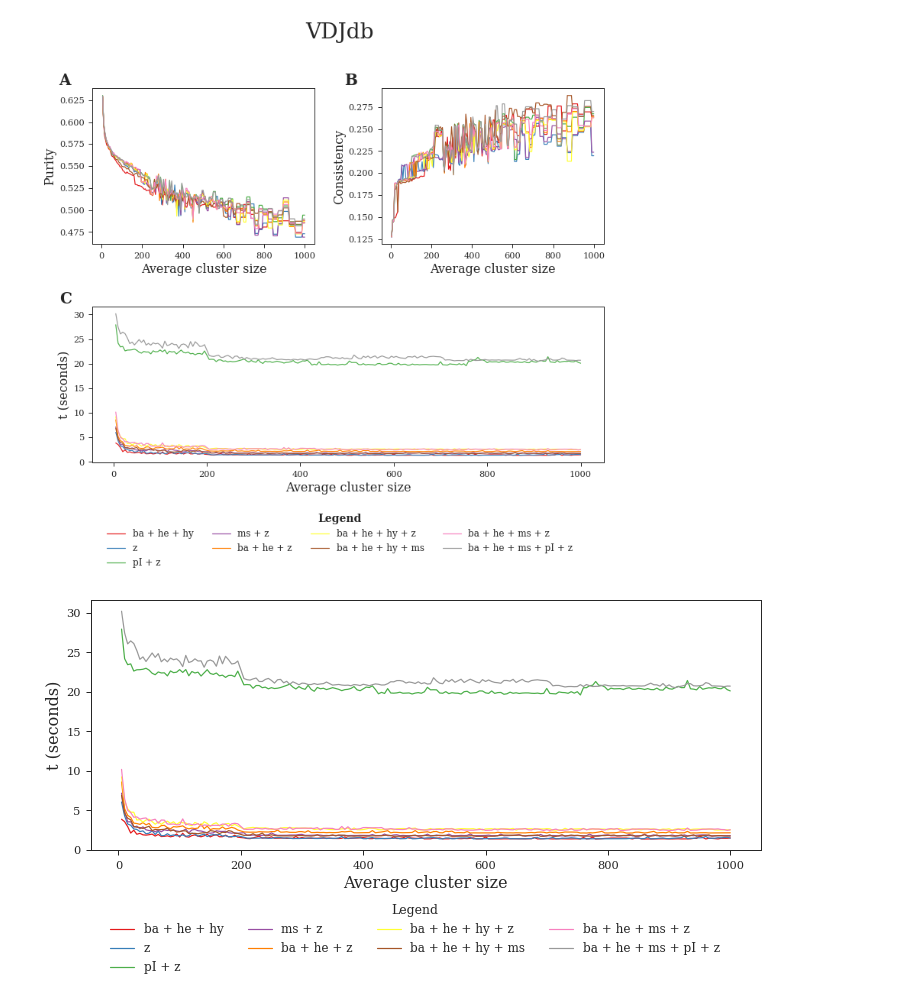
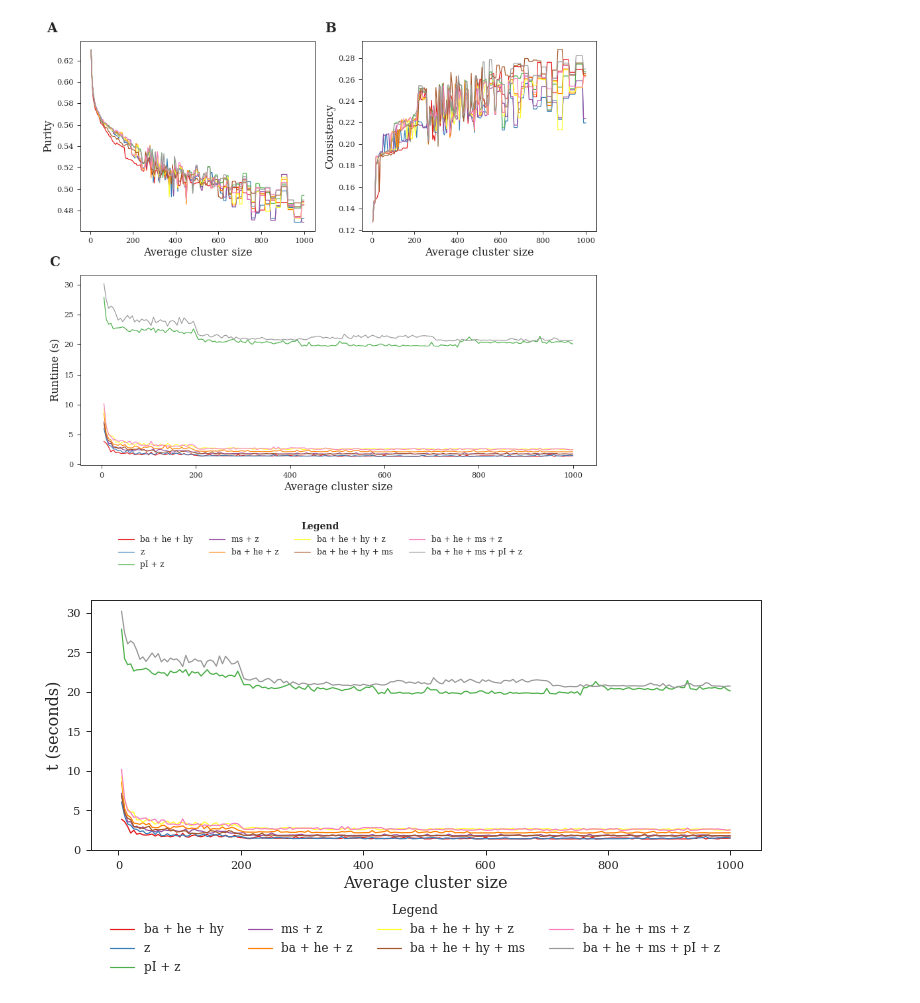
Before and after one commit to svalkiers/clusTCR, a Jupyter notebook: analysis/sequence_vectorization.ipynb, the cells around one changed output. Drawn from its saved outputs; the diff is of its cells as text; code cells hidden in the pictures.

```diff
--- a/analysis/sequence_vectorization.ipynb
+++ b/analysis/sequence_vectorization.ipynb
@@ -2,6 +2,11 @@
 import pandas as pd
 import seaborn as sns
 import matplotlib.pyplot as plt
+# %%
+plt.style.use(['seaborn-white', 'seaborn-paper'])
+plt.rc('font', family='serif')
+sns.set_palette('Set1')
+sns.set_context('paper', font_scale=1.3)
 # %%
 purity = pd.read_csv('../results/faiss_vectorization_purity.tsv', sep='\t').rename(columns={'purity':'evaluation'})
 consistency = pd.read_csv('../results/faiss_vectorization_consistency.tsv', sep='\t').rename(columns={'consistency':'evaluation'})
@@ -14,7 +19,7 @@ ax2 = fig.add_subplot(gs[0, 1])
 ax3 = fig.add_subplot(gs[1, :])
 
 
-fig.suptitle("VDJdb", fontsize=28, y=1.0)
+# fig.suptitle("VDJdb", fontsize=28, y=1.0)
 xdata = lambda x: x.avg_cluster_size
 ydata = lambda x: x.evaluation
 
@@ -35,37 +40,41 @@ for combo in consistency.combo.unique():
 
 ax2.set_xlabel("Average cluster size", fontsize=16)
 ax2.set_ylabel("Consistency", fontsize=16)
 
 ydata = lambda x: x.t
 
 for combo in purity.combo.unique():
     features = purity[purity.combo==combo]
     x = xdata(features)
     y = ydata(features)
     ax3.plot(x, y, label=combo)
 
 ax3.set_xlabel("Average cluster size", fontsize=16)
-ax3.set_ylabel("t (seconds)", fontsize=16)
+ax3.set_ylabel("Runtime (s)", fontsize=16)
 
-fig.subplots_adjust(bottom=0.20, wspace=.3, hspace=.4)
+fig.subplots_adjust(bottom=0.50, wspace=.3, hspace=.4)
 legend_labels = consistency.combo.unique()
 legend = fig.legend([ax1, ax2],
                     labels=legend_labels,
                     loc="lower center",
                     borderaxespad=.1,
                     title="Legend",
                     fontsize="12",
                     ncol=4,
-                    bbox_to_anchor=(.5, 0)
+                    bbox_to_anchor=(.5, -0.15)
                    )
 plt.setp(legend.get_title(),fontsize='14', fontweight='bold')
 ax1.text(-0.1, 1.1, 'A', transform=ax1.transAxes,fontsize=20, fontweight='bold', va='top', ha='right')
 ax2.text(-0.11, 1.1, 'B', transform=ax2.transAxes,fontsize=20, fontweight='bold', va='top', ha='right')
 ax3.text(-0.04, 1.1, 'C', transform=ax3.transAxes,fontsize=20, fontweight='bold', va='top', ha='right')
 
+# handles, labels = ax1.get_legend_handles_labels()
+# lgd = fig.legend(handles, labels, loc='center right', bbox_to_anchor=(1.2,0.5))
+
+fig.tight_layout()
 fig.savefig('../results/figures/sequence_vectorization.eps', format='eps', bbox_inches='tight')
 # %% [output]
-[figure, old version]
+[figure, new version]
 # %%
 fig, ax = plt.subplots(figsize=(12,6))
 xdata = lambda x: x.avg_cluster_size
```
Also changed, not shown: 21 other files.
